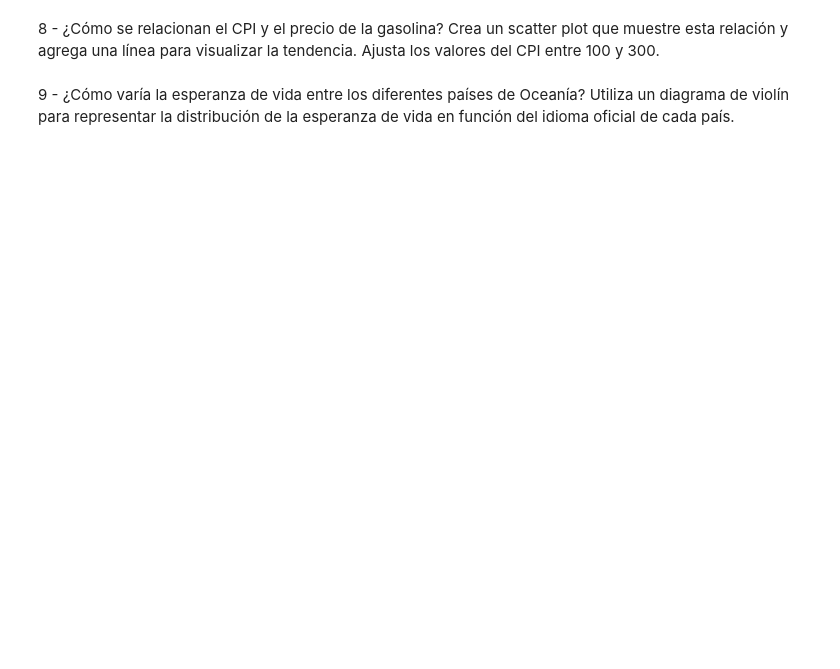
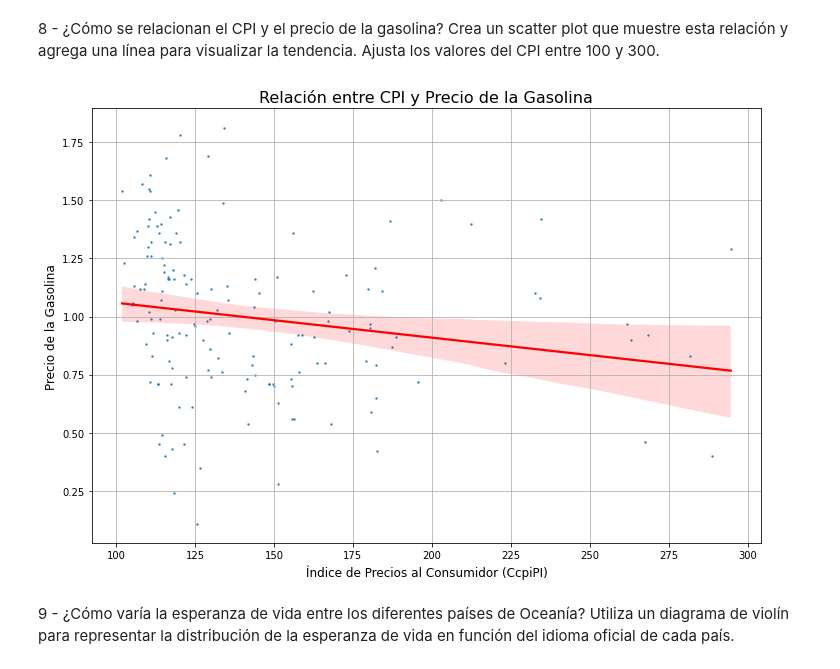
Before and after one commit to clarasdata/adalab-m3-pair-programming-estadistica, a Jupyter notebook: pair_visualizacion.ipynb, the cells around one changed output. Saved outputs shown, nothing was run; the diff lists cells and outputs as text; code cells hidden in the pictures; blank space fills up the shorter version.

```diff
--- a/pair_visualizacion.ipynb
+++ b/pair_visualizacion.ipynb
@@ -201,4 +241,18 @@ AttributeError: 'numpy.ndarray' object has no attribute 'plot'
 # %% [markdown]
 8 - ¿Cómo se relacionan el CPI y el precio de la gasolina? Crea un scatter plot que muestre esta relación y agrega una línea para visualizar la tendencia. Ajusta los valores del CPI entre 100 y 300.
+# %%
+# Ajustamos los valores del CPI entre 100 y 300.
+cpi_100_300 = df_graficas[(df_graficas['cpi'] >= 100) & (df_graficas['cpi'] <= 300)]
+
+# Crear el scatter plot con línea de tendencia
+plt.figure(figsize=(12, 8))
+sns.regplot(x='cpi', y='gasolineprice', data = cpi_100_300, scatter_kws={'s': 2}, line_kws={'color': 'red'})
+plt.xlabel('Índice de Precios al Consumidor (CcpiPI)', size= 12)
+plt.ylabel('Precio de la Gasolina', size= 12)
+plt.title('Relación entre CPI y Precio de la Gasolina', size= 16)
+plt.grid(True)
+plt.show()
+# %% [output]
+[figure, added]
 # %% [markdown]
 9 - ¿Cómo varía la esperanza de vida entre los diferentes países de Oceanía? Utiliza un diagrama de violín para representar la distribución de la esperanza de vida en función del idioma oficial de cada país.
```
Also changed, not shown: parts of 10 cells of this notebook, 2 other files.
